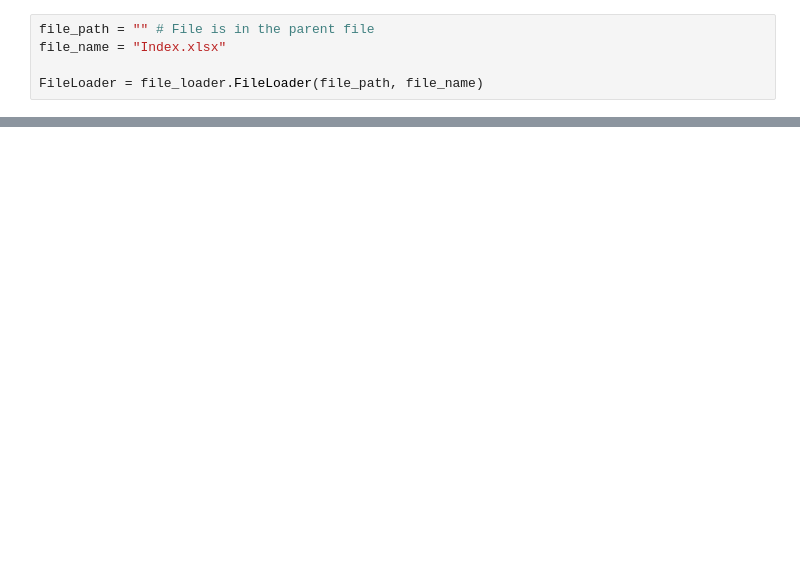
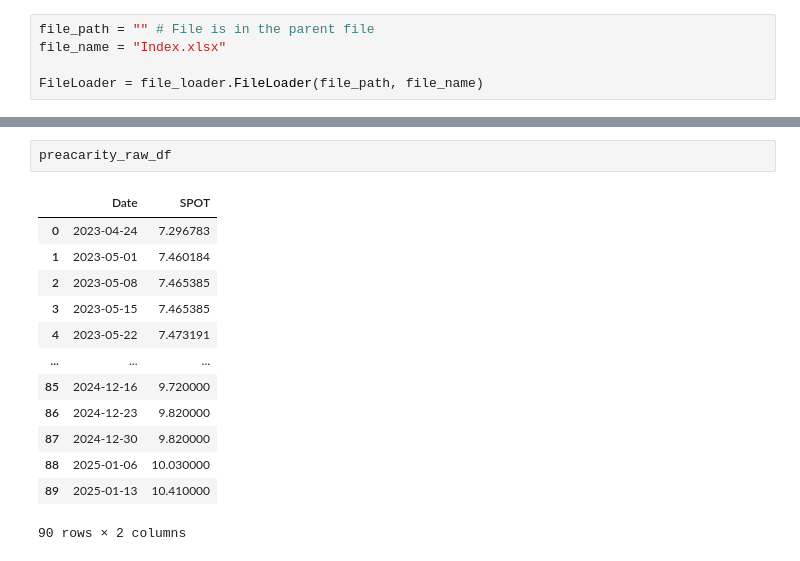
Before and after one commit to R4nd0mnam3/Time_series_Prediction, a Jupyter notebook: main.ipynb, the cells around one changed output, grey strips where cells are left out. Saved outputs shown, nothing was run; the diff lists cells and outputs as text; blank space fills up the shorter version.

```diff
--- a/main.ipynb
+++ b/main.ipynb
@@ -16,0 +38,16 @@ KeyError: ('Date', 'SPOT')
+# %%
+preacarity_raw_df
+# %% [output]
+|  | Date | SPOT |
+| 0 | 2023-04-24 | 7.296783 |
+| 1 | 2023-05-01 | 7.460184 |
+| 2 | 2023-05-08 | 7.465385 |
+| 3 | 2023-05-15 | 7.465385 |
+| 4 | 2023-05-22 | 7.473191 |
+| ... | ... | ... |
+| 85 | 2024-12-16 | 9.720000 |
+| 86 | 2024-12-23 | 9.820000 |
+| 87 | 2024-12-30 | 9.820000 |
+| 88 | 2025-01-06 | 10.030000 |
+| 89 | 2025-01-13 | 10.410000 |
+90 rows × 2 columns
```
Also changed, not shown: parts of 11 cells of this notebook, 1 other file.
